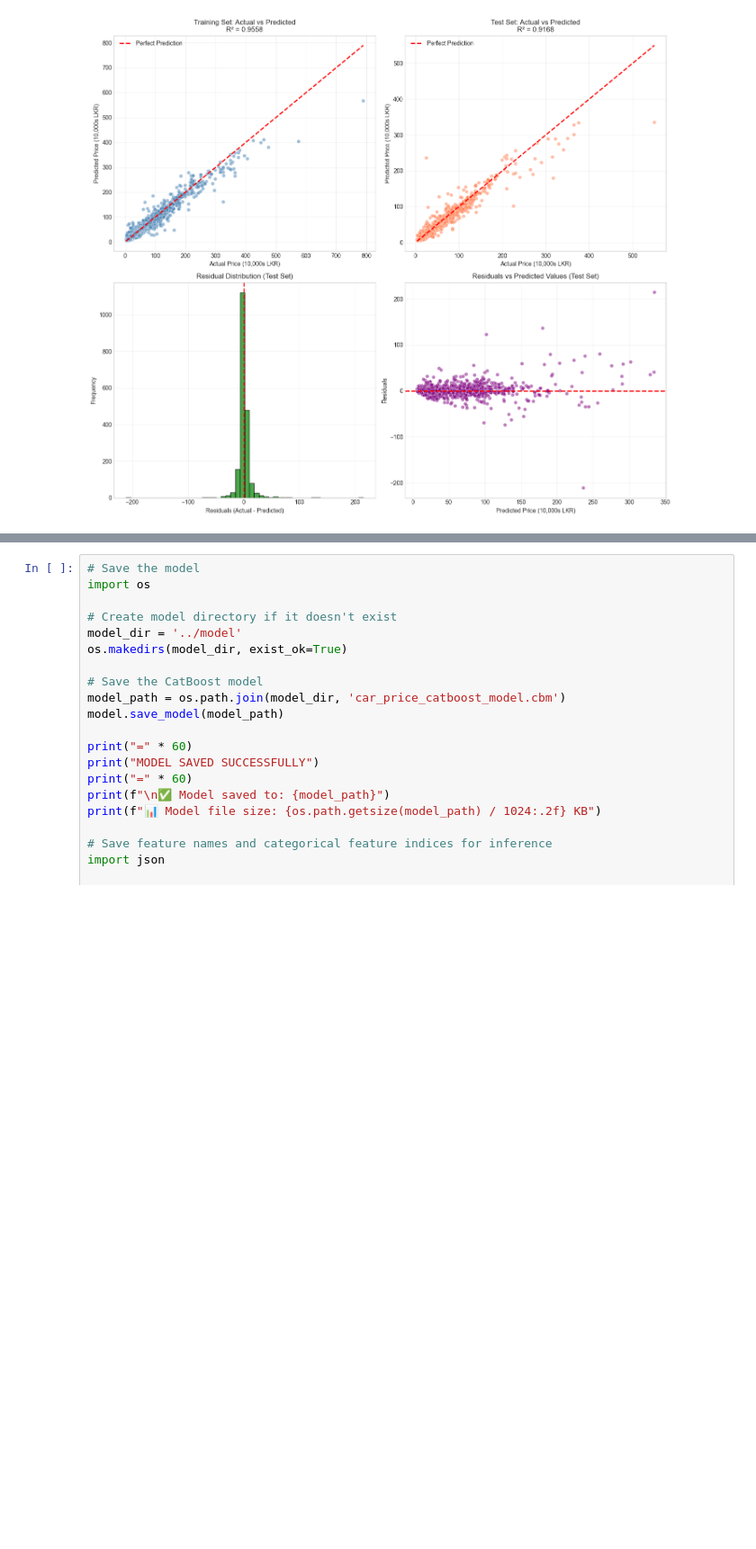
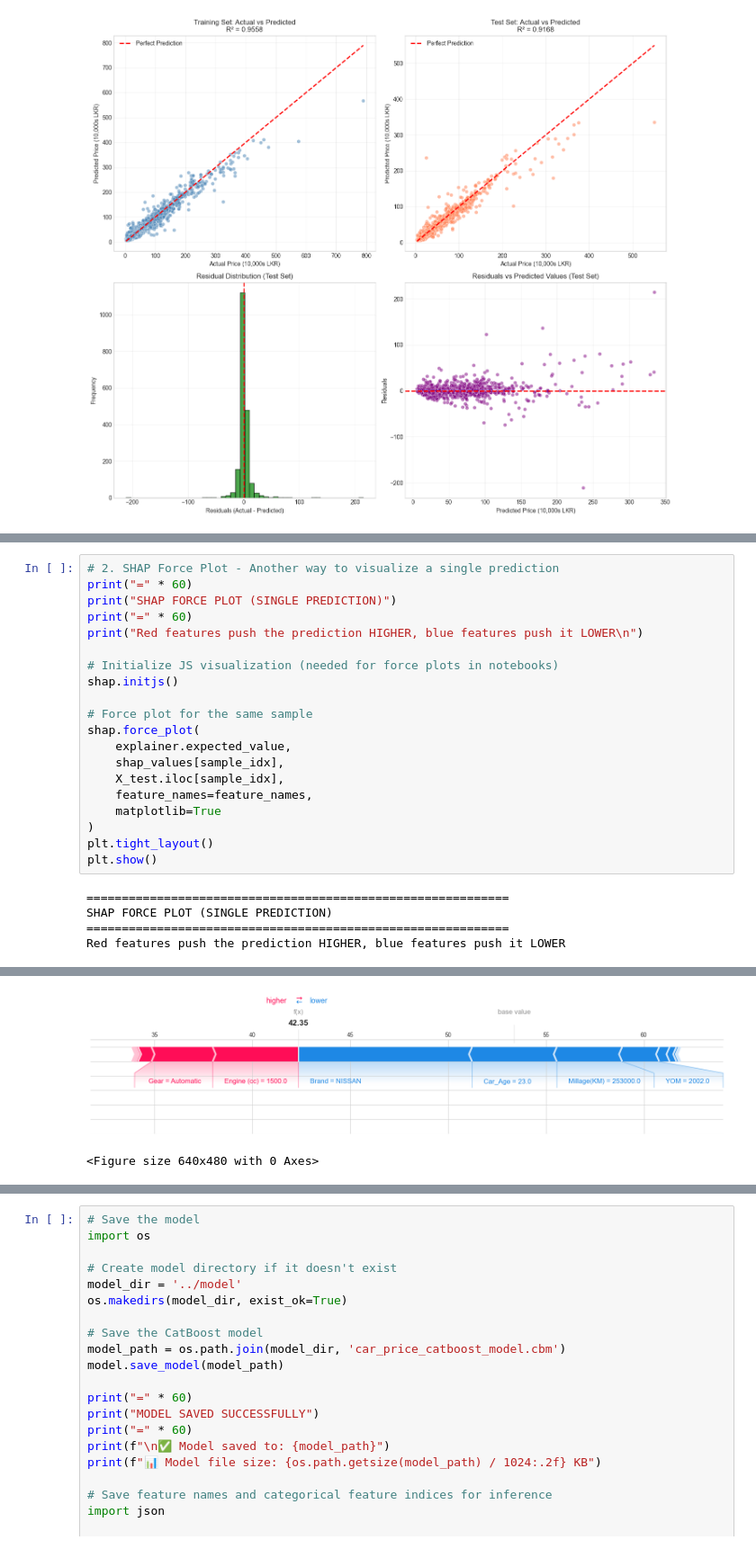
Before and after one commit to Dhammika-Mahendra/AutoMetric, a Jupyter notebook: scripts/notebook.ipynb, the cells around one changed output, grey strips where cells are left out. Shown at 90% size. Cells and saved outputs as stored; diff of their text form; blank space fills up the shorter version.

```diff
--- a/scripts/notebook.ipynb
+++ b/scripts/notebook.ipynb
@@ -669,0 +447,25 @@ Save the trained model for future use in the API or other applications.
+# %%
+# 2. SHAP Force Plot - Another way to visualize a single prediction
+print("=" * 60)
+print("SHAP FORCE PLOT (SINGLE PREDICTION)")
+print("=" * 60)
+print("Red features push the prediction HIGHER, blue features push it LOWER\n")
+
+# Initialize JS visualization (needed for force plots in notebooks)
+shap.initjs()
+
+# Force plot for the same sample
+shap.force_plot(
+    explainer.expected_value,
+    shap_values[sample_idx],
+    X_test.iloc[sample_idx],
+    feature_names=feature_names,
+    matplotlib=True
+)
+plt.tight_layout()
+plt.show()
+# %% [output]
+============================================================
+SHAP FORCE PLOT (SINGLE PREDICTION)
+============================================================
+Red features push the prediction HIGHER, blue features push it LOWER
@@ -669,0 +473,2 @@ Save the trained model for future use in the API or other applications.
+[figure, added]
+<Figure size 640x480 with 0 Axes>
```
Also changed, not shown: parts of 28 cells of this notebook, 6 other files.
